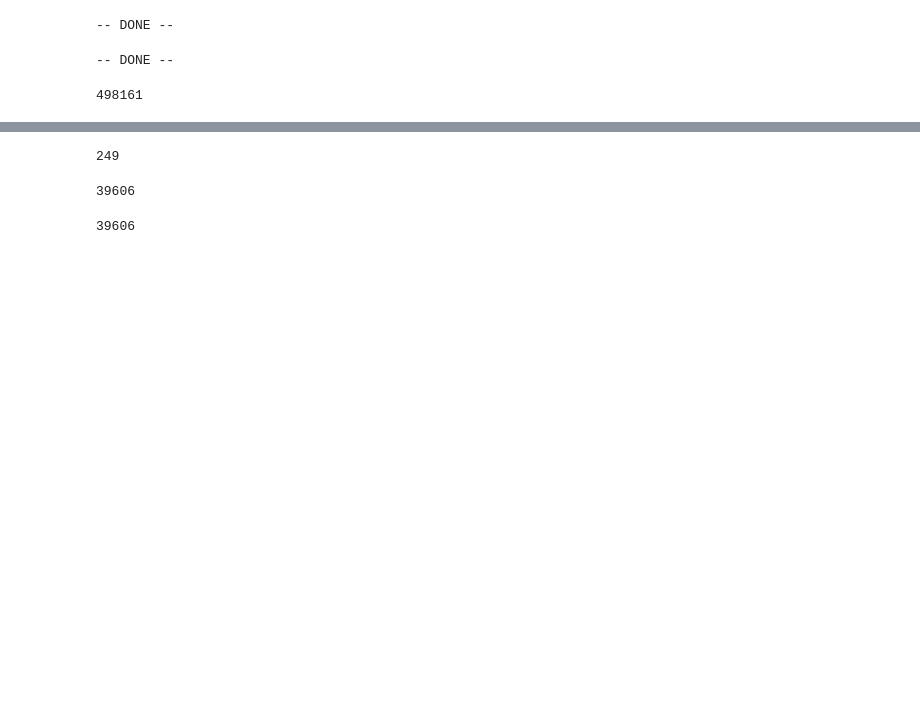
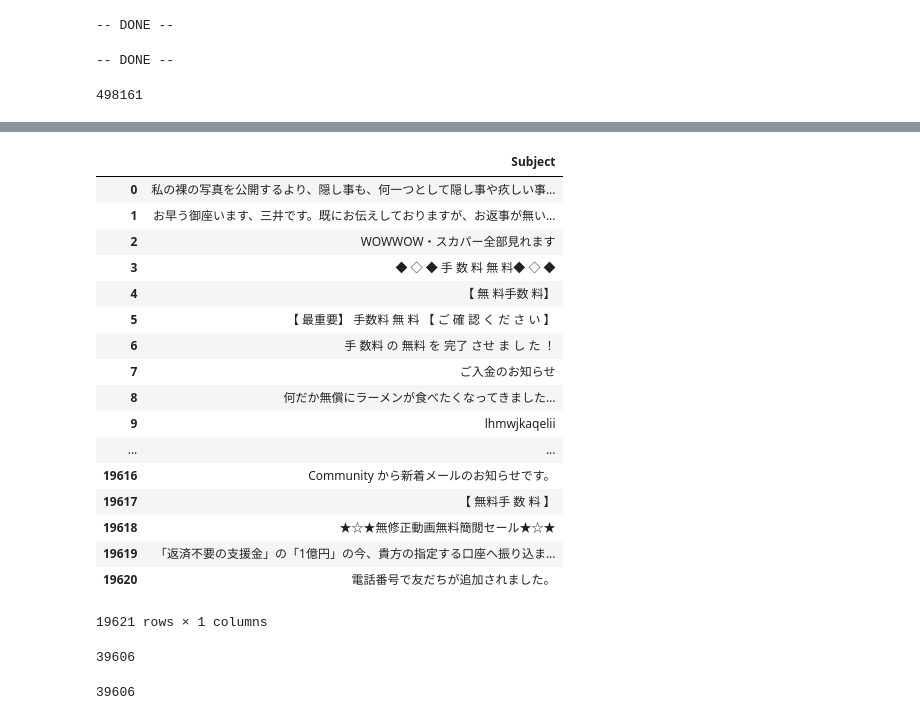
Before and after one commit to quintonweenink/ml-email-cyber-criminal-profiling, a Jupyter notebook: experiments/exploratoryDataAnalysis.ipynb, the cells around one changed output, grey strips where cells are left out. Drawn from its saved outputs; the diff is of its cells as text; code cells hidden in the pictures; blank space fills up the shorter version.

Commit message:
Getting better spam emails

```diff
--- a/experiments/exploratoryDataAnalysis.ipynb
+++ b/experiments/exploratoryDataAnalysis.ipynb
@@ -4,7 +4,7 @@ Only reading in one email for now
 emailDir = "./maildir/maildir"
 enroncsv = "../experiments/enron.csv"
 metadataHeaders = '../experiments/metadataHeaders.csv'
-spamWords = '../experiments/spamWords.txt'
+spamWords = '../experiments/spam.csv'
 # %%
 import pandas as pd
 
@@ -201,8 +206,25 @@ len(dictionary)
 # %%
 spamSubjects = pd.read_csv(spamWords, names=['Subject'], sep=',')
-len(spamSubjects)
+spamSubjects
 # %% [output]
+|  | Subject |
+| 0 | 私の裸の写真を公開するより、隠し事も、何一つとして隠し事や疚しい事... |
+| 1 | お早う御座います、三井です。既にお伝えしておりますが、お返事が無い... |
+| 2 | WOWWOW・スカパー全部見れます |
+| 3 | ◆ ◇ ◆ 手 数 料 無 料◆ ◇ ◆ |
+| 4 | 【 無 料手数 料】 |
+| 5 | 【 最重要】 手数料 無 料 【 ご 確 認 く だ さ い 】 |
+| 6 | 手 数料 の 無料 を 完了 させ ま し た ！ |
+| 7 | ご入金のお知らせ |
+| 8 | 何だか無償にラーメンが食べたくなってきました… |
+| 9 | lhmwjkaqelii |
+| ... | ... |
+| 19616 | Community から新着メールのお知らせです。 |
+| 19617 | 【 無料手 数 料 】 |
+| 19618 | ★☆★無修正動画無料簡閲セール★☆★ |
+| 19619 | 「返済不要の支援金」の「1億円」の今、貴方の指定する口座へ振り込ま... |
+| 19620 | 電話番号で友だちが追加されました。 |
-249
+19621 rows × 1 columns
 # %%
 wordsPerEmail = spamSubjects['Subject'].str.split(' ')
 
```
Also changed, not shown: parts of 6 cells of this notebook, 2 other files.
